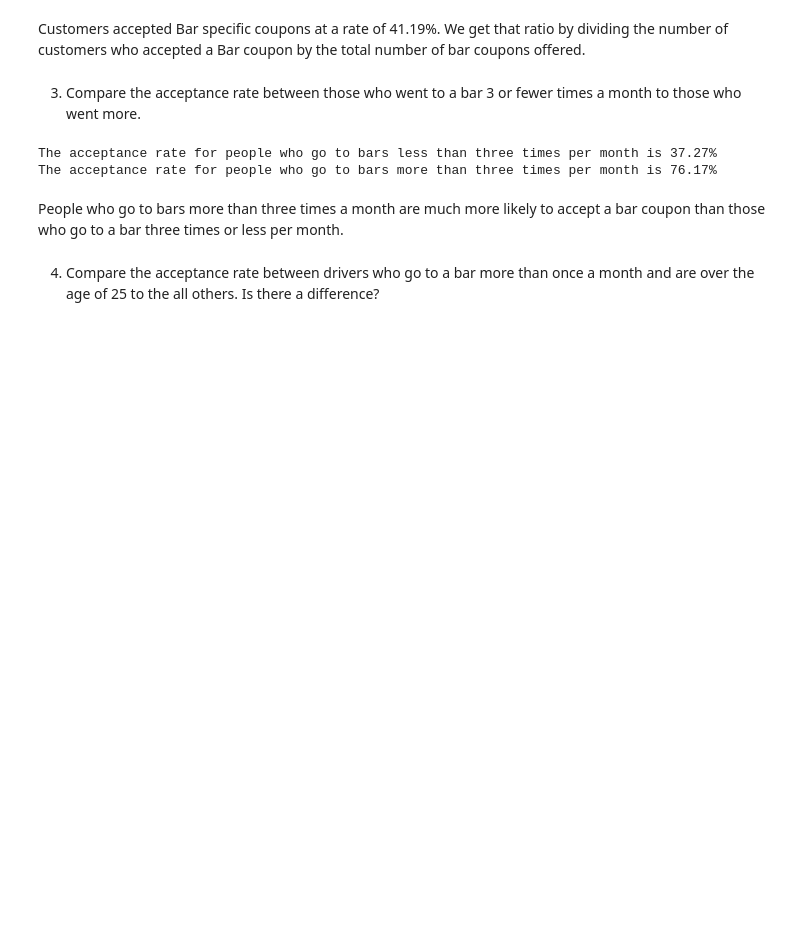
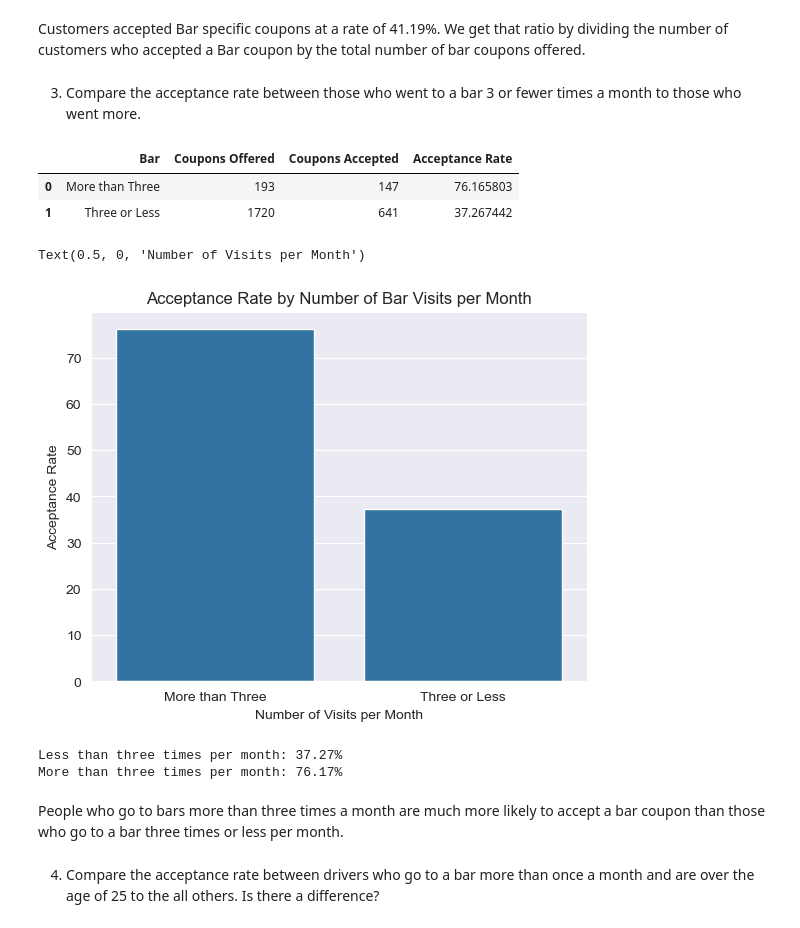
Before and after one commit to stephen-scheiman/final_assignment_5.1, a Jupyter notebook: prompt.ipynb, the cells around one changed output. Saved outputs shown, nothing was run; the diff lists cells and outputs as text; code cells hidden in the pictures; blank space fills up the shorter version.

```diff
--- a/prompt.ipynb
+++ b/prompt.ipynb
@@ -208,16 +202,37 @@ The proportion of bar coupons accepted by drivers is: 41.19%
 Customers accepted Bar specific coupons at a rate of 41.19%. We get that ratio by dividing the number of customers who accepted a Bar coupon by the total number of bar coupons offered.
 # %% [markdown]
 3. Compare the acceptance rate between those who went to a bar 3 or fewer times a month to those who went more.
+# %%
+bar_patrons = bar_df[['Bar','Y']]
+bar_patrons.loc[bar_df['Bar'].isin(['never','less1','1~3']),'Bar'] = "Three or Less"
+bar_patrons.loc[bar_df['Bar'].isin(['4~8','gt8']),'Bar'] = "More than Three"
+bar_patrons = bar_patrons.groupby('Bar').agg({'Bar':'size','Y':'sum'})
+bar_patrons.rename(columns={'Bar':'Coupons Offered','Y':'Coupons Accepted'},inplace=True)
+
+bar_patrons['Acceptance Rate'] = bar_patrons['Coupons Accepted'] / bar_patrons['Coupons Offered'] * 100
+bar_patrons = bar_patrons.reset_index()
+bar_patrons
+# %% [output]
+|  | Bar | Coupons Offered | Coupons Accepted | Acceptance Rate |
+| 0 | More than Three | 193 | 147 | 76.165803 |
+| 1 | Three or Less | 1720 | 641 | 37.267442 |
+# %%
+sns.barplot(bar_patrons,x='Bar',y='Acceptance Rate')
+plt.title('Acceptance Rate by Number of Bar Visits per Month')
+plt.xlabel('Number of Visits per Month')
+# %% [output]
+Text(0.5, 0, 'Number of Visits per Month')
+[figure, added]
 # %%
 three_or_fewer = bar_df[bar_df['Bar'].isin(['never','less1','1~3'])]
 more_than_three = bar_df[bar_df['Bar'].isin(['4~8','gt8'])]
 acc_rate_three_or_fewer = three_or_fewer['Y'].mean() * 100
 acc_rate_more_than_three = more_than_three['Y'].mean() * 100
-print(f'The acceptance rate for people who go to bars less than three times per month is {acc_rate_three_or_fewer:.2f}%')
-print(f'The acceptance rate for people who go to bars more than three times per month is {acc_rate_more_than_three:.2f}%')
+print(f'Less than three times per month: {acc_rate_three_or_fewer:.2f}%')
+print(f'More than three times per month: {acc_rate_more_than_three:.2f}%')
 # %% [output]
-The acceptance rate for people who go to bars less than three times per month is 37.27%
-The acceptance rate for people who go to bars more than three times per month is 76.17%
+Less than three times per month: 37.27%
+More than three times per month: 76.17%
 # %% [markdown]
 People who go to bars more than three times a month are much more likely to accept a bar coupon than those who go to a bar three times or less per month.
 # %% [markdown]
```
Also changed, not shown: parts of 10 cells of this notebook.
